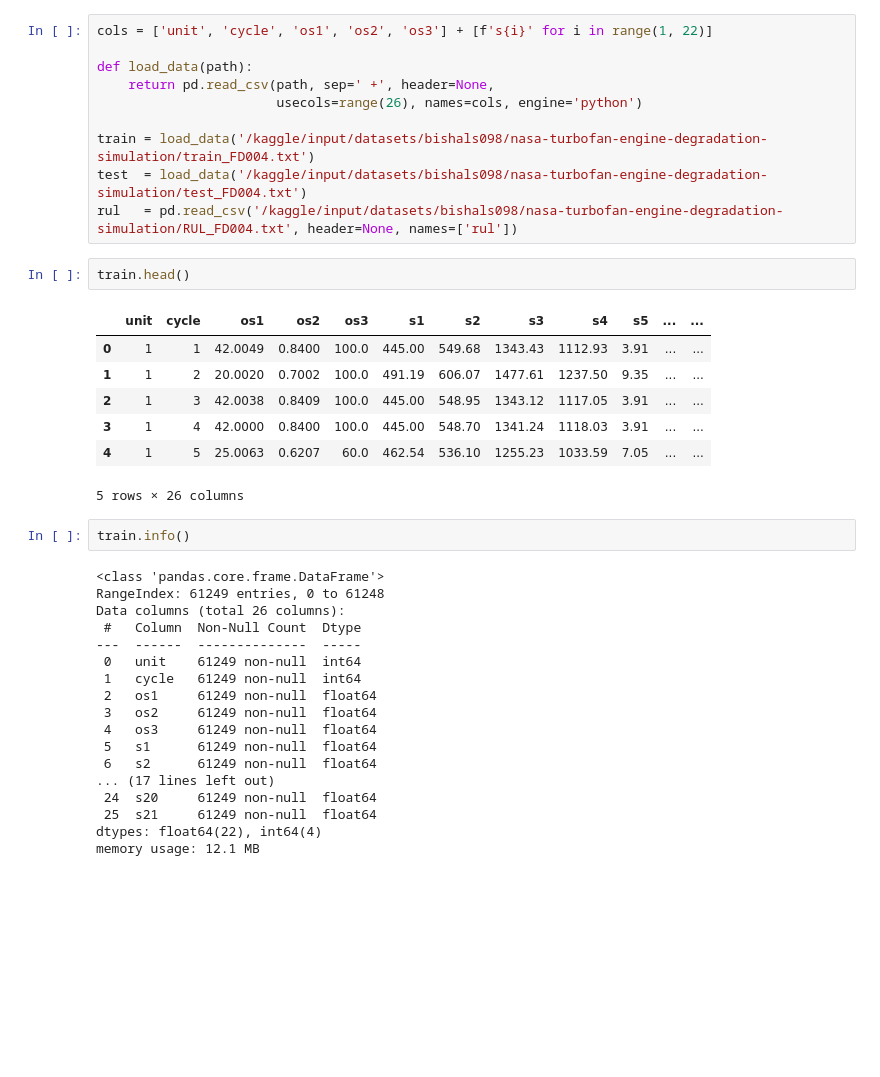
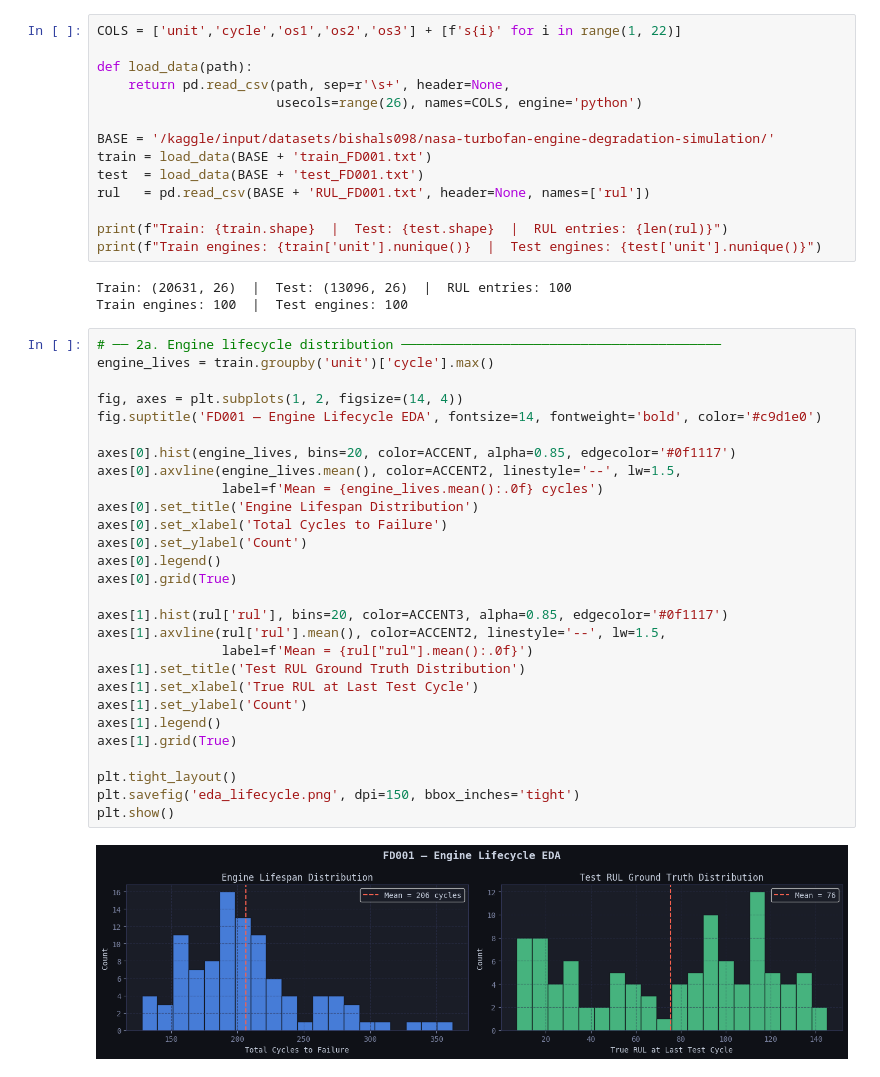
Before and after one commit to nasim-raj-laskar/Real-Time-Aircraft-Engine-Predictive-Maintenance-System, a Jupyter notebook: test-rul.ipynb, the cells around one changed output. Saved outputs shown, nothing was run; the diff lists cells and outputs as text; blank space fills up the shorter version.

```diff
--- a/test-rul.ipynb
+++ b/test-rul.ipynb
@@ -21,40 +38,47 @@ W0000 00:00:1777547205.036325      23 computation_placer.cc:177] computation pla
 # %%
-cols = ['unit', 'cycle', 'os1', 'os2', 'os3'] + [f's{i}' for i in range(1, 22)]
+COLS = ['unit','cycle','os1','os2','os3'] + [f's{i}' for i in range(1, 22)]
 
 def load_data(path):
-    return pd.read_csv(path, sep=' +', header=None,
-                       usecols=range(26), names=cols, engine='python')
+    return pd.read_csv(path, sep=r'\s+', header=None,
+                       usecols=range(26), names=COLS, engine='python')
 
-train = load_data('/kaggle/input/datasets/bishals098/nasa-turbofan-engine-degradation-simulation/train_FD004.txt')
-test  = load_data('/kaggle/input/datasets/bishals098/nasa-turbofan-engine-degradation-simulation/test_FD004.txt')
-rul   = pd.read_csv('/kaggle/input/datasets/bishals098/nasa-turbofan-engine-degradation-simulation/RUL_FD004.txt', header=None, names=['rul'])
+BASE = '/kaggle/input/datasets/bishals098/nasa-turbofan-engine-degradation-simulation/'
+train = load_data(BASE + 'train_FD001.txt')
+test  = load_data(BASE + 'test_FD001.txt')
+rul   = pd.read_csv(BASE + 'RUL_FD001.txt', header=None, names=['rul'])
+
+print(f"Train: {train.shape}  |  Test: {test.shape}  |  RUL entries: {len(rul)}")
+print(f"Train engines: {train['unit'].nunique()}  |  Test engines: {test['unit'].nunique()}")
+# %% [output]
+Train: (20631, 26)  |  Test: (13096, 26)  |  RUL entries: 100
+Train engines: 100  |  Test engines: 100
-# %%
-train.head()
-# %% [output]
-|  | unit | cycle | os1 | os2 | os3 | s1 | s2 | s3 | s4 | s5 | ... | ... |
-| 0 | 1 | 1 | 42.0049 | 0.8400 | 100.0 | 445.00 | 549.68 | 1343.43 | 1112.93 | 3.91 | ... | ... |
-| 1 | 1 | 2 | 20.0020 | 0.7002 | 100.0 | 491.19 | 606.07 | 1477.61 | 1237.50 | 9.35 | ... | ... |
-| 2 | 1 | 3 | 42.0038 | 0.8409 | 100.0 | 445.00 | 548.95 | 1343.12 | 1117.05 | 3.91 | ... | ... |
-| 3 | 1 | 4 | 42.0000 | 0.8400 | 100.0 | 445.00 | 548.70 | 1341.24 | 1118.03 | 3.91 | ... | ... |
-| 4 | 1 | 5 | 25.0063 | 0.6207 | 60.0 | 462.54 | 536.10 | 1255.23 | 1033.59 | 7.05 | ... | ... |
-5 rows × 26 columns
-# %%
-train.info()
-# %% [output]
-<class 'pandas.core.frame.DataFrame'>
-RangeIndex: 61249 entries, 0 to 61248
-Data columns (total 26 columns):
- #   Column  Non-Null Count  Dtype
----  ------  --------------  -----
- 0   unit    61249 non-null  int64
- 1   cycle   61249 non-null  int64
- 2   os1     61249 non-null  float64
- 3   os2     61249 non-null  float64
- 4   os3     61249 non-null  float64
- 5   s1      61249 non-null  float64
- 6   s2      61249 non-null  float64
-... (17 lines left out)
- 24  s20     61249 non-null  float64
- 25  s21     61249 non-null  float64
-dtypes: float64(22), int64(4)
-memory usage: 12.1 MB
+# %%
+# ── 2a. Engine lifecycle distribution ─────────────────────────────────────────
+engine_lives = train.groupby('unit')['cycle'].max()
+
+fig, axes = plt.subplots(1, 2, figsize=(14, 4))
+fig.suptitle('FD001 — Engine Lifecycle EDA', fontsize=14, fontweight='bold', color='#c9d1e0')
+
+axes[0].hist(engine_lives, bins=20, color=ACCENT, alpha=0.85, edgecolor='#0f1117')
+axes[0].axvline(engine_lives.mean(), color=ACCENT2, linestyle='--', lw=1.5,
+                label=f'Mean = {engine_lives.mean():.0f} cycles')
+axes[0].set_title('Engine Lifespan Distribution')
+axes[0].set_xlabel('Total Cycles to Failure')
+axes[0].set_ylabel('Count')
+axes[0].legend()
+axes[0].grid(True)
+
+axes[1].hist(rul['rul'], bins=20, color=ACCENT3, alpha=0.85, edgecolor='#0f1117')
+axes[1].axvline(rul['rul'].mean(), color=ACCENT2, linestyle='--', lw=1.5,
+                label=f'Mean = {rul["rul"].mean():.0f}')
+axes[1].set_title('Test RUL Ground Truth Distribution')
+axes[1].set_xlabel('True RUL at Last Test Cycle')
+axes[1].set_ylabel('Count')
+axes[1].legend()
+axes[1].grid(True)
+
+plt.tight_layout()
+plt.savefig('eda_lifecycle.png', dpi=150, bbox_inches='tight')
+plt.show()
+# %% [output]
+[figure, added]
```
Also changed, not shown: parts of 28 cells of this notebook.
